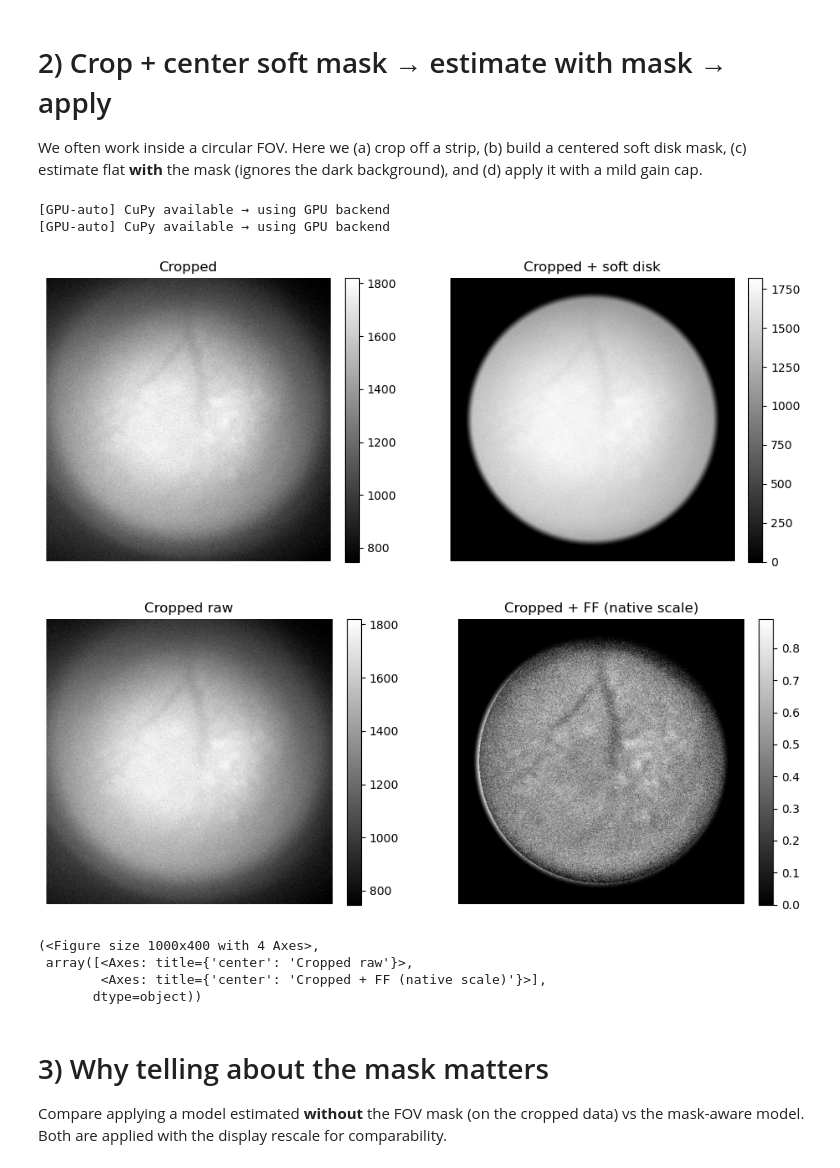
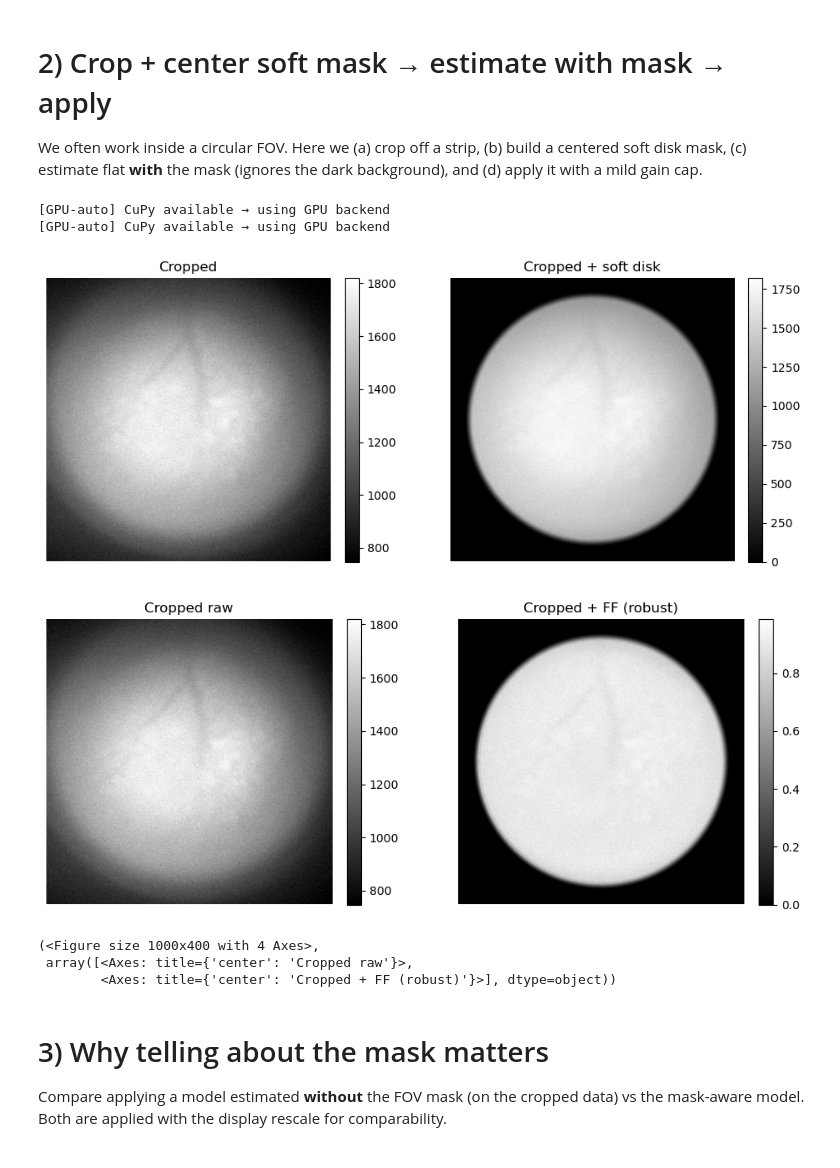
Before and after one commit to VestSmert/hybrid, a Jupyter notebook: notebooks/flatfield_test.ipynb, the cells around one changed output. Saved outputs shown, nothing was run; the diff lists cells and outputs as text; code cells hidden in the pictures.

```diff
--- a/notebooks/flatfield_test.ipynb
+++ b/notebooks/flatfield_test.ipynb
@@ -76,69 +76,51 @@ show_pair(frame, stack_ff[T//2],
 
 We often work inside a circular FOV. Here we (a) crop off a strip, (b) build a centered soft disk mask, (c) estimate flat **with** the mask (ignores the dark background), and (d) apply it with a mild gain cap.
 # %%
-# --- 2) Crop + soft disk + mask-aware FF (high local contrast) ---------------
-
+# --- 2) crop + soft disk + mask-aware FF -----------------------------------
 # 2.1 crop
 top, bottom, left, right = 0, 32, 0, 0
 stack_c = crop_sides(stack, top=top, bottom=bottom, left=left, right=right)
-T, Hc, Wc = stack_c.shape
-frame_c = stack_c[T//2]
+Hc, Wc = stack_c.shape[1:]
+frame_c = stack_c[T // 2]
 
-# 2.2 centered soft-disk mask on the cropped view
+# 2.2 soft disk mask (centered)
 edge_px = 24
 r_frac  = 0.90
 cy, cx  = (Hc - 1) / 2.0, (Wc - 1) / 2.0
 r       = r_frac * min(Hc, Wc) / 2.0
 m_c     = soft_disk(Hc, Wc, cy, cx, r, edge=edge_px)
 
-# 2.3 estimate flat on the cropped stack, aware of the FOV mask
+# 2.3 estimate flat with mask (erode a little for a robust core)
 model_c = estimate_flatfield(
     stack_c,
     blur_px=40.0,
-    mask=m_c,          # ignore outside FOV when estimating
-    erode_px=6,        # eroded core helps not to pull the rim
-    floor_pct=5.0,     # safer floor inside FOV
+    mask=m_c,
+    erode_px=6,
+    floor_pct=5.0,
     normalize="mean",
     device="auto",
 )
 flat_c = model_c["flat_norm"]
 
-# 2.4 apply FF WITHOUT in-function robust rescale and WITHOUT masking,
-#     to keep the native dynamic range (more local contrast).
-#     We still keep a mild gain cap to avoid over-amplification.
+# 2.4 apply with the same mask and a gain cap
 stack_c_ff = apply_from_model(
     stack_c, model_c,
-    mask=None,                 # do not mask inside apply()
-    gain_cap=1.7,              # optional safety
-    renormalize="robust", p_low=30.0, p_high=99.0,        # <-- crucial for contrast
+    mask=m_c,
+    gain_cap=1.7,                      # limit amplification of dark areas
+    renormalize="robust", p_low=1.0, p_high=99.0,
     device="auto", progress=True
 )
 
-# 2.5 visualize:
-#     A) before vs masked-only,
-#     B) raw cropped vs FF result (then we multiply by the mask only for display).
-frame_ff_vis = (stack_c_ff[T//2] * m_c).astype(np.float32, copy=False)
-
 show_pair(frame_c, frame_c * m_c, titles=("Cropped", "Cropped + soft disk"))
-show_pair(frame_c, frame_ff_vis,
-          titles=("Cropped raw", "Cropped + FF (native scale)"),
-          link_scales=False)  # independent robust limits per panel
-
-# (Optional) a 2×2 dashboard with independent scaling per tile:
-# show_pair_quad(
-#     frame_c, frame_c * m_c, frame_c, frame_ff_vis,
-#     titles=("Cropped", "Cropped + soft disk", "Cropped raw", "Cropped + FF"),
-#     link_scales=False
-# )
+show_pair(frame_c, stack_c_ff[T // 2], titles=("Cropped raw", "Cropped + FF (robust)"))
 # %% [output]
 [GPU-auto] CuPy available → using GPU backend
 [GPU-auto] CuPy available → using GPU backend
 [figure]
-[figure, old version]
+[figure, new version]
 (<Figure size 1000x400 with 4 Axes>,
  array([<Axes: title={'center': 'Cropped raw'}>,
-        <Axes: title={'center': 'Cropped + FF (native scale)'}>],
-       dtype=object))
+        <Axes: title={'center': 'Cropped + FF (robust)'}>], dtype=object))
 # %% [markdown]
 # 3) Why telling about the mask matters
 
```
Also changed, not shown: parts of 7 cells of this notebook, 1 other file.
